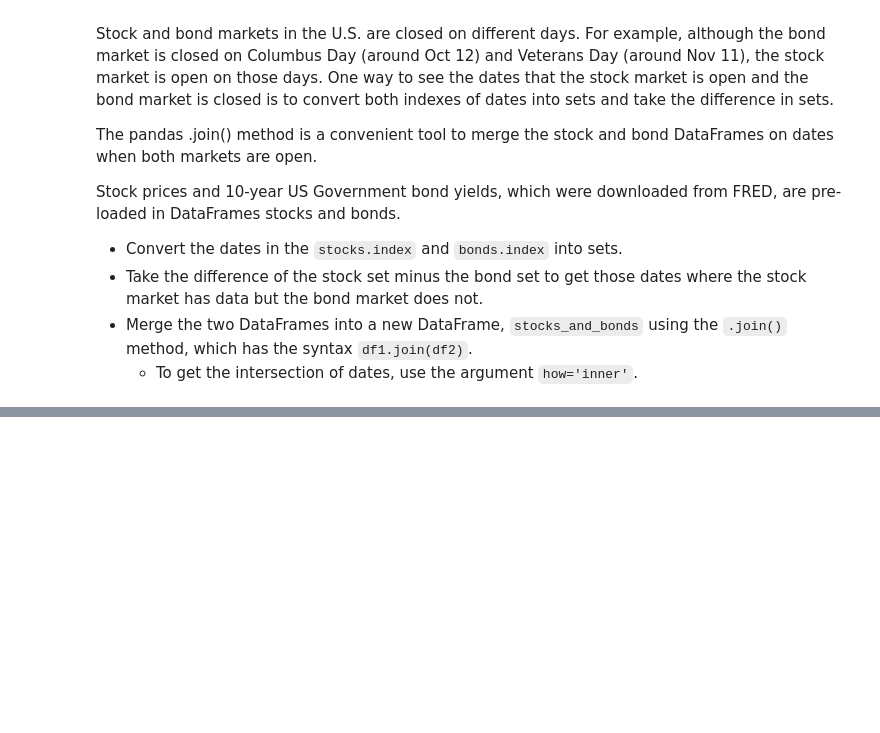
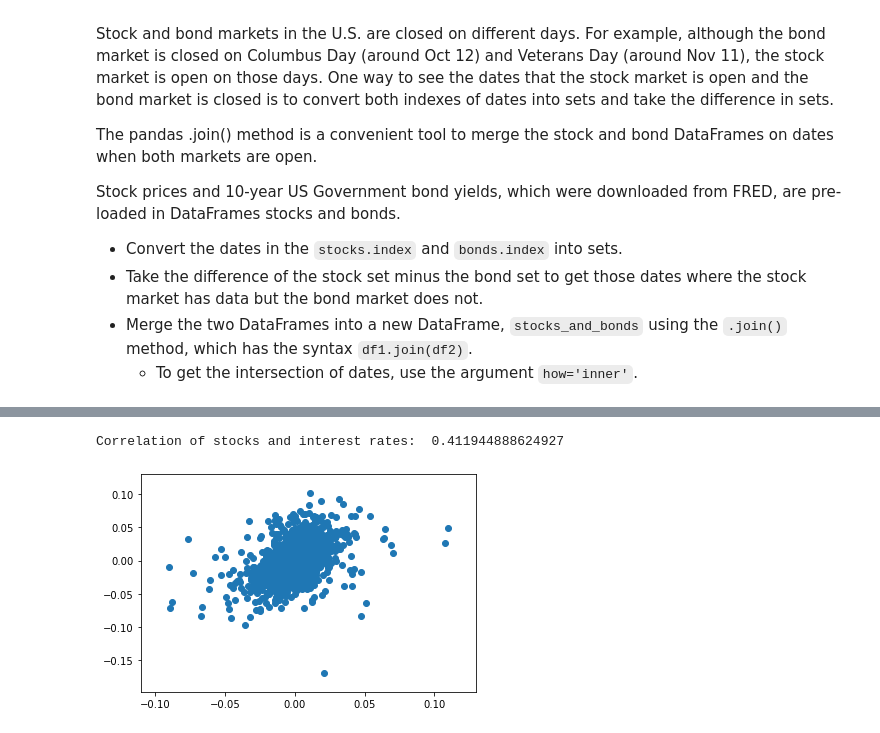
Before and after one commit to AI-MOO/Time_Series_Datacamp, a Jupyter notebook: 02_Time_Series_Analysis_in_Python/01_Correlation_and_Autocorrelation.ipynb, the cells around one changed output, grey strips where cells are left out. Saved outputs shown, nothing was run; the diff lists cells and outputs as text; code cells hidden in the pictures; blank space fills up the shorter version.

Commit message:
Correlation, regression of two variables, autocorrelation

```diff
--- a/02_Time_Series_Analysis_in_Python/01_Correlation_and_Autocorrelation.ipynb
+++ b/02_Time_Series_Analysis_in_Python/01_Correlation_and_Autocorrelation.ipynb
@@ -67,3 +67,20 @@ Stock prices and 10-year US Government bond yields, which were downloaded from F
 - Take the difference of the stock set minus the bond set to get those dates where the stock market has data but the bond market does not.
 - Merge the two DataFrames into a new DataFrame, `stocks_and_bonds` using the `.join()` method, which has the syntax `df1.join(df2)`.
     - To get the intersection of dates, use the argument `how='inner'`.
+# %%
+stocks = pd.read_csv("datasets/stocks.csv", index_col=0)
+bonds = pd.read_csv("datasets/bonds.csv", index_col=0)
+# %%
+# Import pandas
+import pandas as pd
+
+# Convert the stock index and bond index into sets
+set_stock_dates = set(stocks.index)
+set_bond_dates = set(bonds.index)
+
+# Take the difference between the sets and print
+print(set_stock_dates - set_bond_dates)
+
+# Merge stocks and bonds DataFrames using join()
+stocks_and_bonds = stocks.join(bonds, how='inner')
+stocks_and_bonds
@@ -69,0 +134,14 @@ Stock prices and 10-year US Government bond yields, which were downloaded from F
+# %%
+# Compute percent change using pct_change()
+returns = stocks_and_bonds.pct_change()
+
+# Compute correlation using corr()
+correlation = returns['SP500'].corr(returns['US10Y'])
+print("Correlation of stocks and interest rates: ", correlation)
+
+# Make scatter plot
+plt.scatter(returns['SP500'], returns['US10Y'])
+plt.show()
+# %% [output]
+Correlation of stocks and interest rates:  0.411944888624927
+[figure, added]
```
Also changed, not shown: parts of 20 cells of this notebook.
